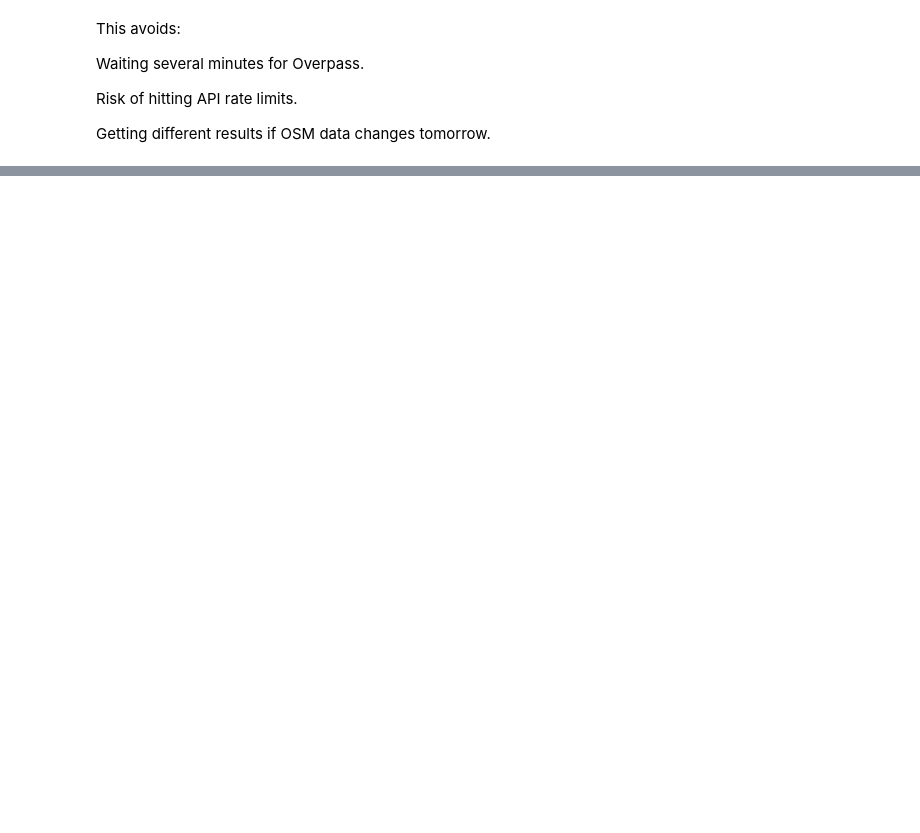
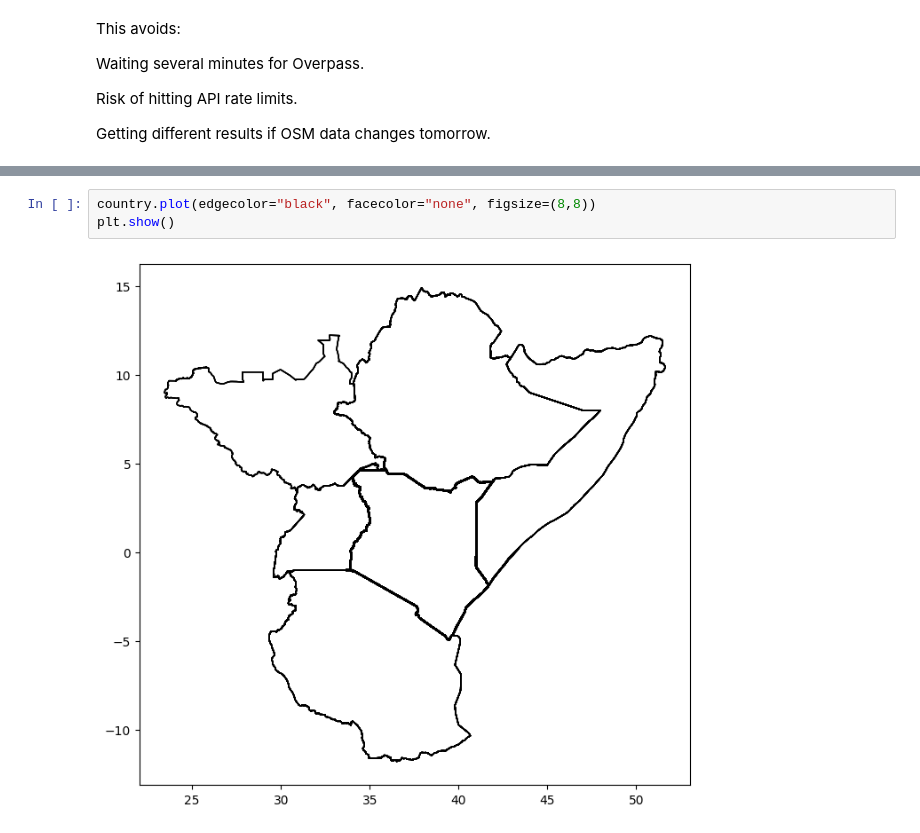
Before and after one commit to Yuri-Njathi/fynesse_mlfc, a Jupyter notebook: notebooks/planned-vs-unplanned-v2.ipynb, the cells around one changed output, grey strips where cells are left out. Cells and saved outputs as stored; diff of their text form; blank space fills up the shorter version.

```diff
--- a/notebooks/planned-vs-unplanned-v2.ipynb
+++ b/notebooks/planned-vs-unplanned-v2.ipynb
@@ -94,0 +160,5 @@ gdf_admin = gpd.read_file("kenya_admin_levels.gpkg", layer="all_admin")
+# %%
+country.plot(edgecolor="black", facecolor="none", figsize=(8,8))
+plt.show()
+# %% [output]
+[figure, added]
```
Also changed, not shown: parts of 11 cells of this notebook.
